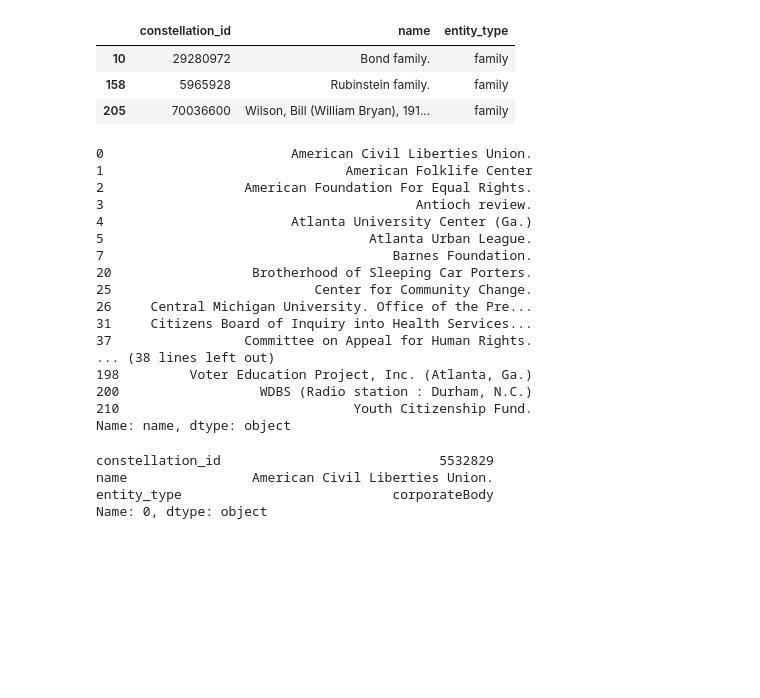
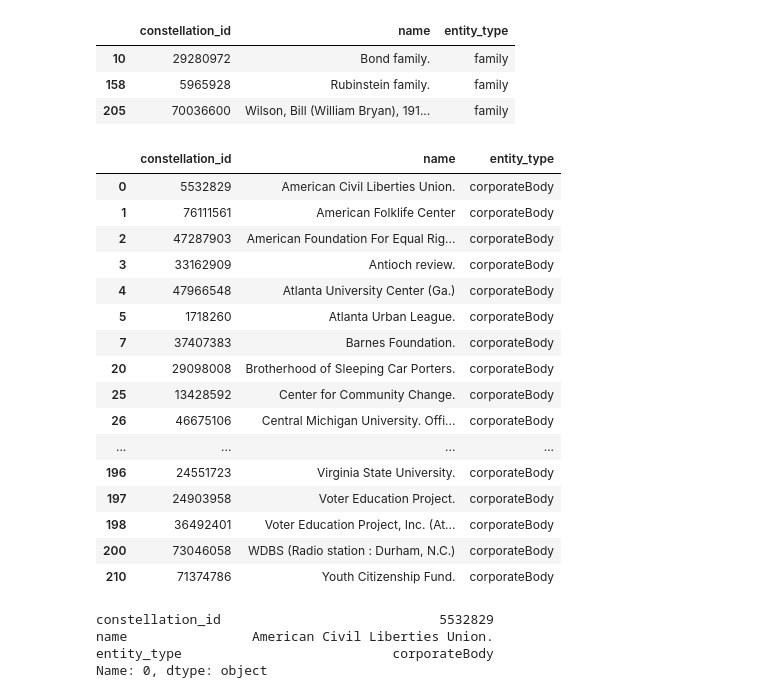
Before and after one commit to charlie-perez-35/JBPP, a Jupyter notebook: SNAC data grab/SNAC_organizations.ipynb, the cells around one changed output. Drawn from its saved outputs; the diff is of its cells as text; code cells hidden in the pictures; blank space fills up the shorter version.

```diff
--- a/SNAC data grab/SNAC_organizations.ipynb
+++ b/SNAC data grab/SNAC_organizations.ipynb
@@ -60,25 +60,25 @@ relations_data[relations_data.entity_type == 'family']
 # think I don't necessarily want to deal with that right now. Bit weird though. Shoutout Bill Wilson.
 orgs = relations_data[relations_data.entity_type == 'corporateBody']
 # %%
-orgs.name
+orgs
 # %% [output]
-0                        American Civil Liberties Union.
-1                               American Folklife Center
-2                  American Foundation For Equal Rights.
-3                                        Antioch review.
-4                        Atlanta University Center (Ga.)
-5                                  Atlanta Urban League.
-7                                     Barnes Foundation.
-20                  Brotherhood of Sleeping Car Porters.
-25                          Center for Community Change.
-26     Central Michigan University. Office of the Pre...
-31     Citizens Board of Inquiry into Health Services...
-37                 Committee on Appeal for Human Rights.
-... (38 lines left out)
-198         Voter Education Project, Inc. (Atlanta, Ga.)
-200                  WDBS (Radio station : Durham, N.C.)
-210                              Youth Citizenship Fund.
-Name: name, dtype: object
+|  | constellation_id | name | entity_type |
+| 0 | 5532829 | American Civil Liberties Union. | corporateBody |
+| 1 | 76111561 | American Folklife Center | corporateBody |
+| 2 | 47287903 | American Foundation For Equal Rig... | corporateBody |
+| 3 | 33162909 | Antioch review. | corporateBody |
+| 4 | 47966548 | Atlanta University Center (Ga.) | corporateBody |
+| 5 | 1718260 | Atlanta Urban League. | corporateBody |
+| 7 | 37407383 | Barnes Foundation. | corporateBody |
+| 20 | 29098008 | Brotherhood of Sleeping Car Porters. | corporateBody |
+| 25 | 13428592 | Center for Community Change. | corporateBody |
+| 26 | 46675106 | Central Michigan University. Offi... | corporateBody |
+| ... | ... | ... | ... |
+| 196 | 24551723 | Virginia State University. | corporateBody |
+| 197 | 24903958 | Voter Education Project. | corporateBody |
+| 198 | 36492401 | Voter Education Project, Inc. (At... | corporateBody |
+| 200 | 73046058 | WDBS (Radio station : Durham, N.C.) | corporateBody |
+| 210 | 71374786 | Youth Citizenship Fund. | corporateBody |
 # %%
 # lotta weird stuff happening here (why three SEFs?)
 # think I want to just scrape everything and then decide what I want to do with them.
```
Also changed, not shown: 6 other files.
